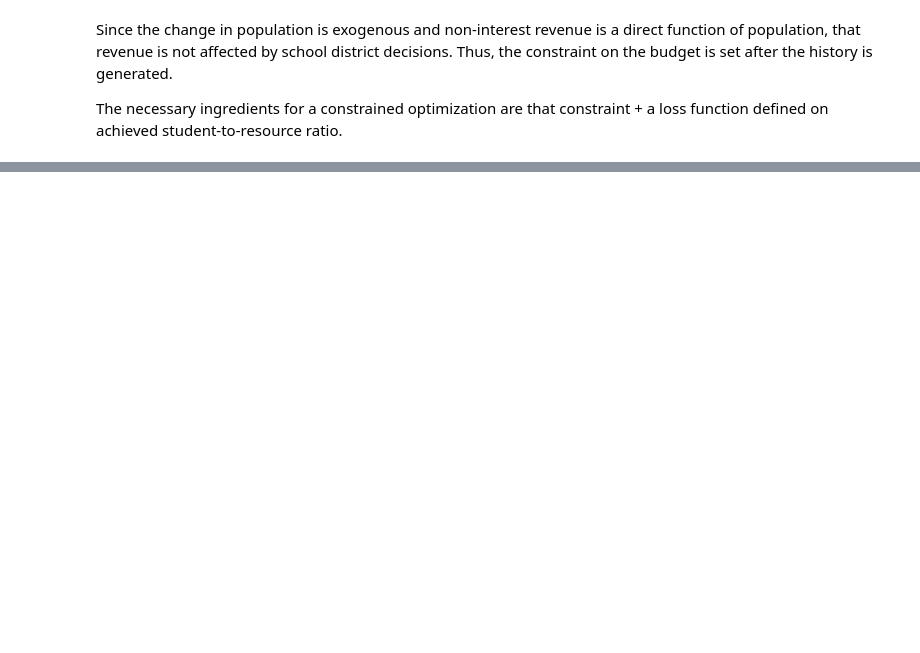
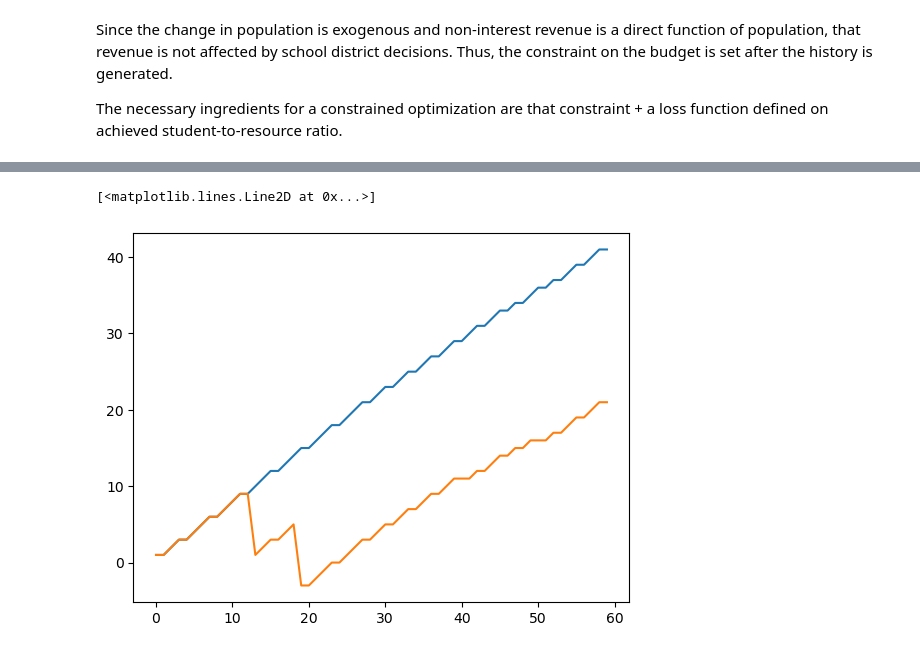
Before and after one commit to amatrhr/cas_570_project, a Jupyter notebook: school_district_and_closure.ipynb, the cells around one changed output, grey strips where cells are left out. Cells and saved outputs as stored; diff of their text form; code cells hidden in the pictures; blank space fills up the shorter version.

```diff
--- a/school_district_and_closure.ipynb
+++ b/school_district_and_closure.ipynb
@@ -491,3 +525,5 @@ plt.plot(simSchool.hist_alphas)
 Since the change in population is exogenous and non-interest revenue is a direct function of population, that revenue is not affected by school district decisions. Thus, the constraint on the budget is set after the history is generated.
 
 The necessary ingredients for a constrained optimization are that constraint + a loss function defined on achieved student-to-resource ratio.
+# %%
+total_revenue = np.round(np.cumsum(simSchool.history*simSchool.funding_rate))
@@ -493,0 +587,5 @@ The necessary ingredients for a constrained optimization are that constraint + a
+# %%
+new_count = counterf_ratios(hist=simSchool.history, fund_rate=simSchool.funding_rate,
+                Rstar = simSchool.sscRat*(1+simSchool.tolerance[1]),
+                s0=simSchool.hist_schools[0],
+                o_idx=[13,19], c_idx = [], o_cost=-1*simSchool.school_open_cost, c_cost=simSchool.school_close_cost)
@@ -493,0 +686,6 @@ The necessary ingredients for a constrained optimization are that constraint + a
+# %%
+plt.plot(total_revenue)
+plt.plot(new_count['rev_budget'])
+# %% [output]
+[<matplotlib.lines.Line2D at 0x...>]
+[figure, added]
```
Also changed, not shown: parts of 27 cells of this notebook.
